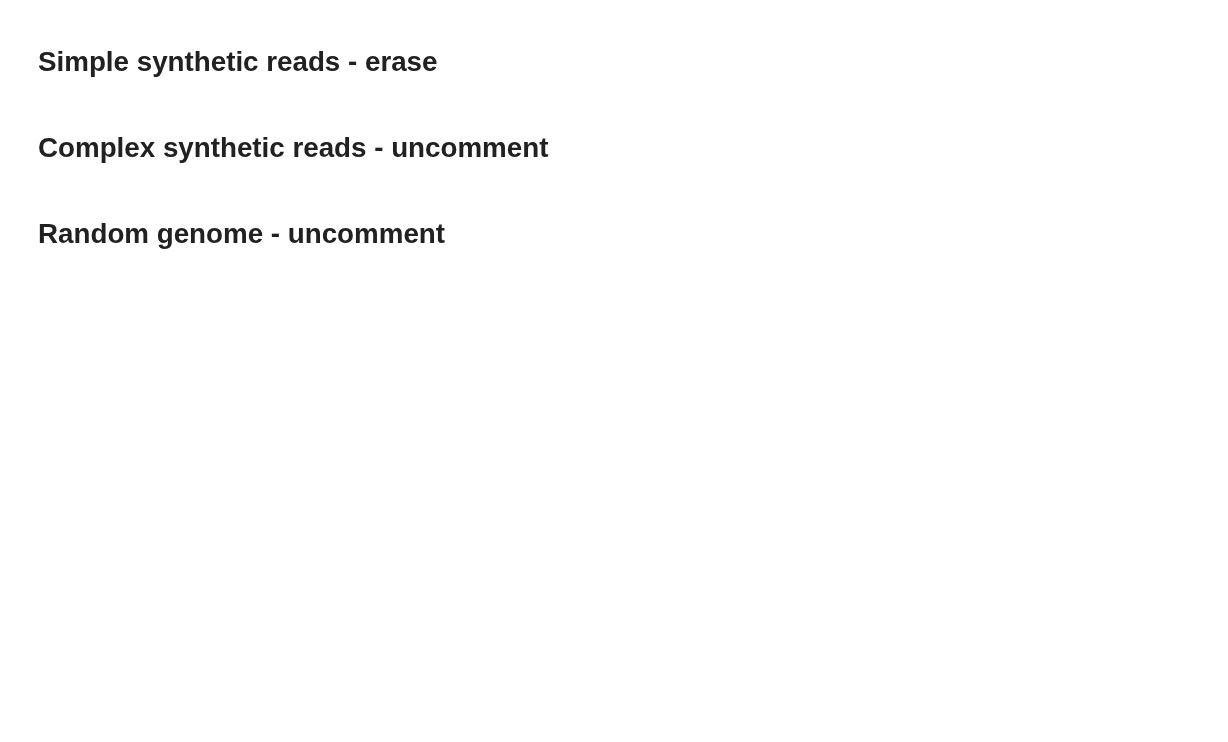
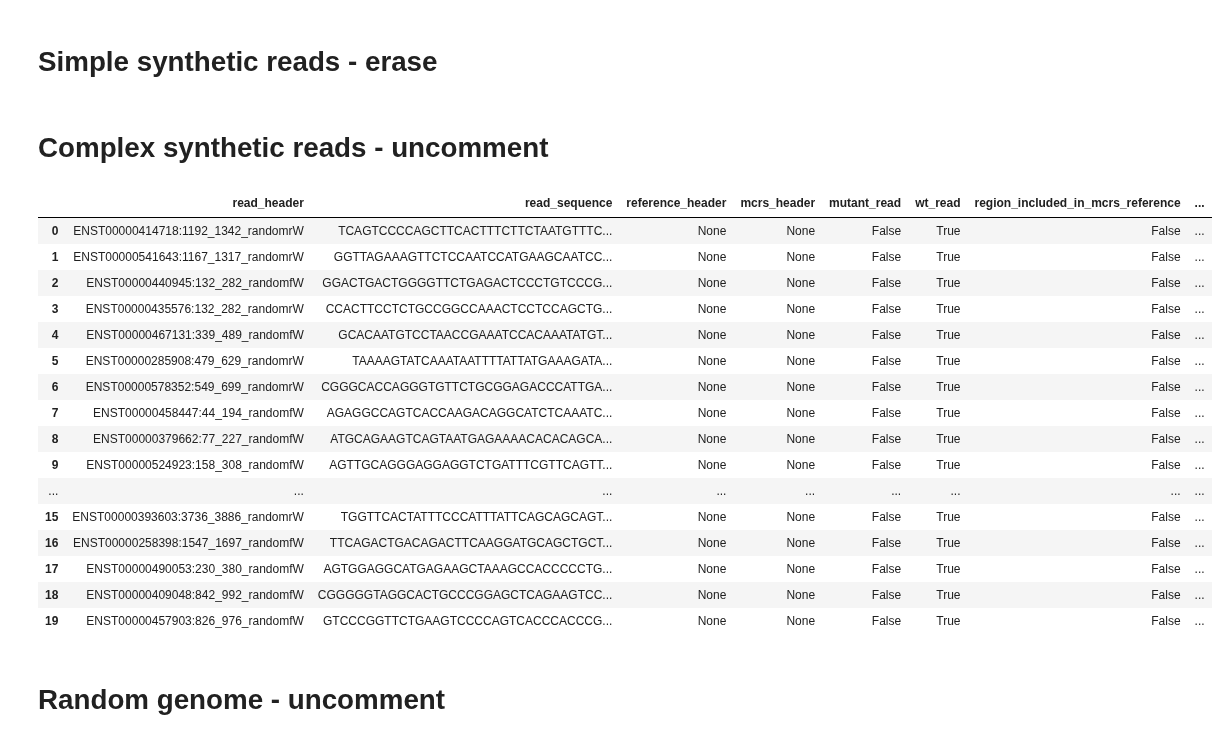
Before and after one commit to pachterlab/varseek, a Jupyter notebook: notebooks/2_variant_simulation.ipynb, the cells around one changed output. Saved outputs shown, nothing was run; the diff lists cells and outputs as text; code cells hidden in the pictures; blank space fills up the shorter version.

```diff
--- a/notebooks/2_variant_simulation.ipynb
+++ b/notebooks/2_variant_simulation.ipynb
@@ -155,6 +165,12 @@ os.makedirs(plot_output_folder, exist_ok=True)
 # %% [markdown]
 # Complex synthetic reads - uncomment
 # %%
+#!!! ERASE
+# number_of_mutations_to_sample = 5
+# m_list = [1, 2, 3]
+# w_list = [0, 1, 2]
+# conditions = ['mutation_type-equal=substitution', 'mutation_type-notequal=substitution']
+
 m_list = [1, 2, 3, 4, 5, 6, 7, 8, 16, 32, 64, 128, 256]
 w_list = [0, 1, 2, 3, 4, 5, 6, 7, 8, 16, 32, 64, 128, 256]
 conditions = ['mutation_type-equal=substitution', 'mutation_type-notequal=substitution', 'dlist-equal=none', 'dlist-notequal=none', 'kmer_overlap_in_mcrs_reference-isfalse', 'kmer_overlap_in_mcrs_reference-istrue', 'is_near_splice_junction_10-isfalse', 'is_near_splice_junction_10-istrue']
@@ -163,10 +179,11 @@ random.shuffle(m_list)
 random.shuffle(w_list)
 
 if not os.path.exists(mutation_metadata_df_out) and not os.path.exists(read_df_out):
+    read_df_did_not_exist = True
     for m in m_list:
         for w in w_list:
             for condition in conditions:
-                read_fq_path_specific = synthetic_reads_fastQ.replace(".fq", f"_m{m}_w{w}_{condition.replace('=', '_')}.fq")
+                read_fq_path_specific = f"{specific_fastq_selection}/synthetic_reads_m{m}_w{w}_{condition.replace('=', '_')}.fq"
                 condition_added_list = [condition, 'included_in_synthetic_reads-isnottrue']
 
                 simulated_df_dict = vk.sim(
@@ -177,6 +194,8 @@ if not os.path.exists(mutation_metadata_df_out) and not os.path.exists(read_df_o
                     sample_type="all",
                     number_of_mutations_to_sample=number_of_mutations_to_sample,
                     strand=strand,
+                    k=k,
+                    w=w,
                     number_of_reads_per_sample=None,  # not used when number_of_reads_per_sample_m and number_of_reads_per_sample_w are provided
                     number_of_reads_per_sample_m=m,
                     number_of_reads_per_sample_w=w,
@@ -194,9 +213,11 @@ if not os.path.exists(mutation_metadata_df_out) and not os.path.exists(read_df_o
                     mut_column=mut_column,
                     reference_out_dir=reference_out_dir,
                     out_dir_vk_build=out_dir_vk_build,
+                    read_df_out=read_df_out,
+                    mutation_metadata_df_out=mutation_metadata_df_out,
                 )
 
                 mutation_metadata_df, read_df = simulated_df_dict['mutation_metadata_df'], simulated_df_dict['read_df']
-else:
-    read_df = pd.read_csv(read_df_out)
-    mutation_metadata_df = pd.read_csv(mutation_metadata_df_out)
+
+read_df = pd.read_csv(read_df_out)
+mutation_metadata_df = pd.read_csv(mutation_metadata_df_out)
@@ -203,3 +226,23 @@ else:
+# %%
+read_df
+# %% [output]
+|  | read_header | read_sequence | reference_header | mcrs_header | mutant_read | wt_read | region_included_in_mcrs_reference | ... |
+| 0 | ENST00000414718:1192_1342_randomrW | TCAGTCCCCAGCTTCACTTTCTTCTAATGTTTC... | None | None | False | True | False | ... |
+| 1 | ENST00000541643:1167_1317_randomrW | GGTTAGAAAGTTCTCCAATCCATGAAGCAATCC... | None | None | False | True | False | ... |
+| 2 | ENST00000440945:132_282_randomfW | GGACTGACTGGGGTTCTGAGACTCCCTGTCCCG... | None | None | False | True | False | ... |
+| 3 | ENST00000435576:132_282_randomrW | CCACTTCCTCTGCCGGCCAAACTCCTCCAGCTG... | None | None | False | True | False | ... |
+| 4 | ENST00000467131:339_489_randomfW | GCACAATGTCCTAACCGAAATCCACAAATATGT... | None | None | False | True | False | ... |
+| 5 | ENST00000285908:479_629_randomrW | TAAAAGTATCAAATAATTTTATTATGAAAGATA... | None | None | False | True | False | ... |
+| 6 | ENST00000578352:549_699_randomrW | CGGGCACCAGGGTGTTCTGCGGAGACCCATTGA... | None | None | False | True | False | ... |
+| 7 | ENST00000458447:44_194_randomfW | AGAGGCCAGTCACCAAGACAGGCATCTCAAATC... | None | None | False | True | False | ... |
+| 8 | ENST00000379662:77_227_randomfW | ATGCAGAAGTCAGTAATGAGAAAACACACAGCA... | None | None | False | True | False | ... |
+| 9 | ENST00000524923:158_308_randomfW | AGTTGCAGGGAGGAGGTCTGATTTCGTTCAGTT... | None | None | False | True | False | ... |
+| ... | ... | ... | ... | ... | ... | ... | ... | ... |
+| 15 | ENST00000393603:3736_3886_randomrW | TGGTTCACTATTTCCCATTTATTCAGCAGCAGT... | None | None | False | True | False | ... |
+| 16 | ENST00000258398:1547_1697_randomfW | TTCAGACTGACAGACTTCAAGGATGCAGCTGCT... | None | None | False | True | False | ... |
+| 17 | ENST00000490053:230_380_randomfW | AGTGGAGGCATGAGAAGCTAAAGCCACCCCCTG... | None | None | False | True | False | ... |
+| 18 | ENST00000409048:842_992_randomfW | CGGGGGTAGGCACTGCCCGGAGCTCAGAAGTCC... | None | None | False | True | False | ... |
+| 19 | ENST00000457903:826_976_randomfW | GTCCCGGTTCTGAAGTCCCCAGTCACCCACCCG... | None | None | False | True | False | ... |
 # %% [markdown]
 # Random genome - uncomment
 # %%
```
Also changed, not shown: parts of 18 cells of this notebook, 6 other files.
